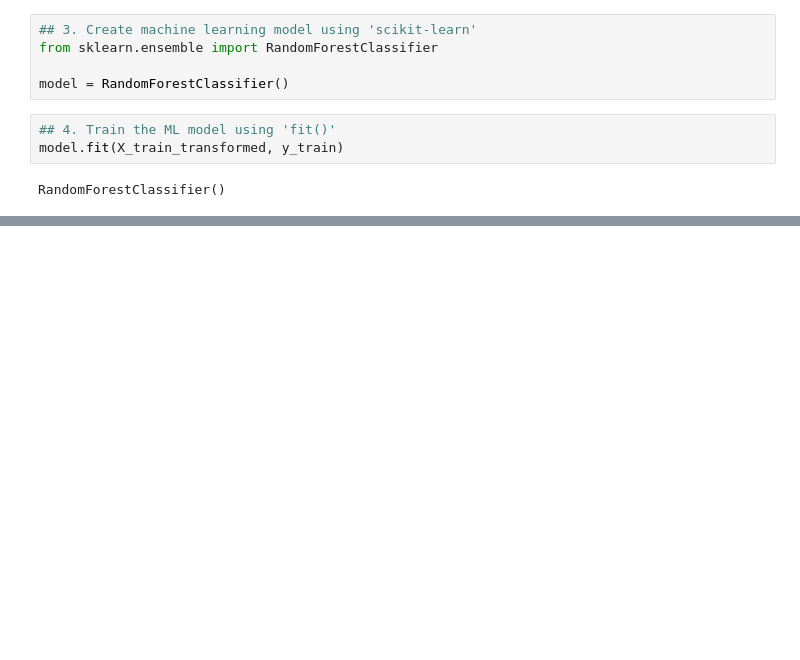
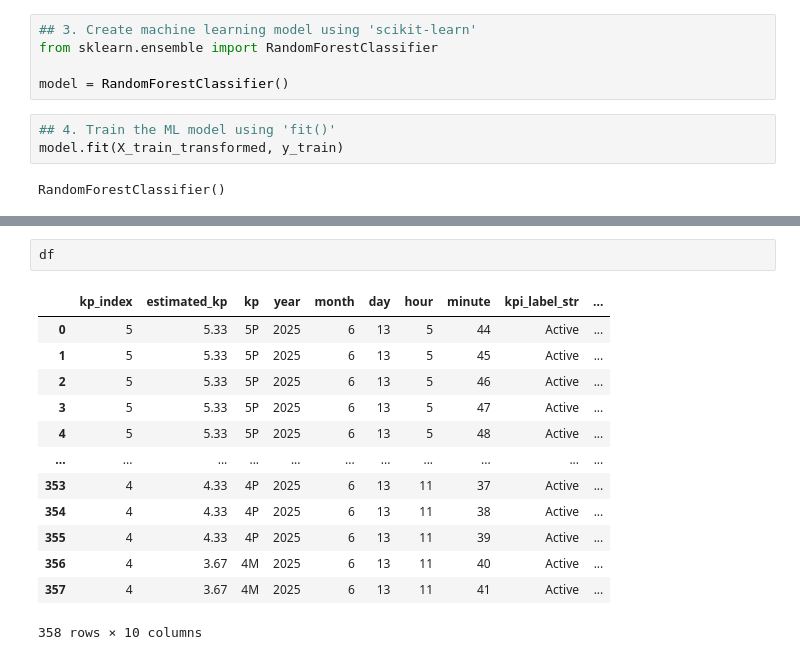
Before and after one commit to machinelearning-maverick/stellar-harvest-ie-ml-stellar, a Jupyter notebook: notebooks/classification_geomagnetic_storm_intensity.ipynb, the cells around one changed output, grey strips where cells are left out. Drawn from its saved outputs; the diff is of its cells as text; blank space fills up the shorter version.

```diff
--- a/notebooks/classification_geomagnetic_storm_intensity.ipynb
+++ b/notebooks/classification_geomagnetic_storm_intensity.ipynb
@@ -171,0 +277,16 @@ array([4, 2, 4, 5, 2, 5, 2, 2, 4, 3, 2, 4, 3, 5, 3, 3, 3, 2, 1, 2, 1, 4,
+# %%
+df
+# %% [output]
+|  | kp_index | estimated_kp | kp | year | month | day | hour | minute | kpi_label_str | ... |
+| 0 | 5 | 5.33 | 5P | 2025 | 6 | 13 | 5 | 44 | Active | ... |
+| 1 | 5 | 5.33 | 5P | 2025 | 6 | 13 | 5 | 45 | Active | ... |
+| 2 | 5 | 5.33 | 5P | 2025 | 6 | 13 | 5 | 46 | Active | ... |
+| 3 | 5 | 5.33 | 5P | 2025 | 6 | 13 | 5 | 47 | Active | ... |
+| 4 | 5 | 5.33 | 5P | 2025 | 6 | 13 | 5 | 48 | Active | ... |
+| ... | ... | ... | ... | ... | ... | ... | ... | ... | ... | ... |
+| 353 | 4 | 4.33 | 4P | 2025 | 6 | 13 | 11 | 37 | Active | ... |
+| 354 | 4 | 4.33 | 4P | 2025 | 6 | 13 | 11 | 38 | Active | ... |
+| 355 | 4 | 4.33 | 4P | 2025 | 6 | 13 | 11 | 39 | Active | ... |
+| 356 | 4 | 3.67 | 4M | 2025 | 6 | 13 | 11 | 40 | Active | ... |
+| 357 | 4 | 3.67 | 4M | 2025 | 6 | 13 | 11 | 41 | Active | ... |
+358 rows × 10 columns
```
Also changed, not shown: parts of 8 cells of this notebook.
